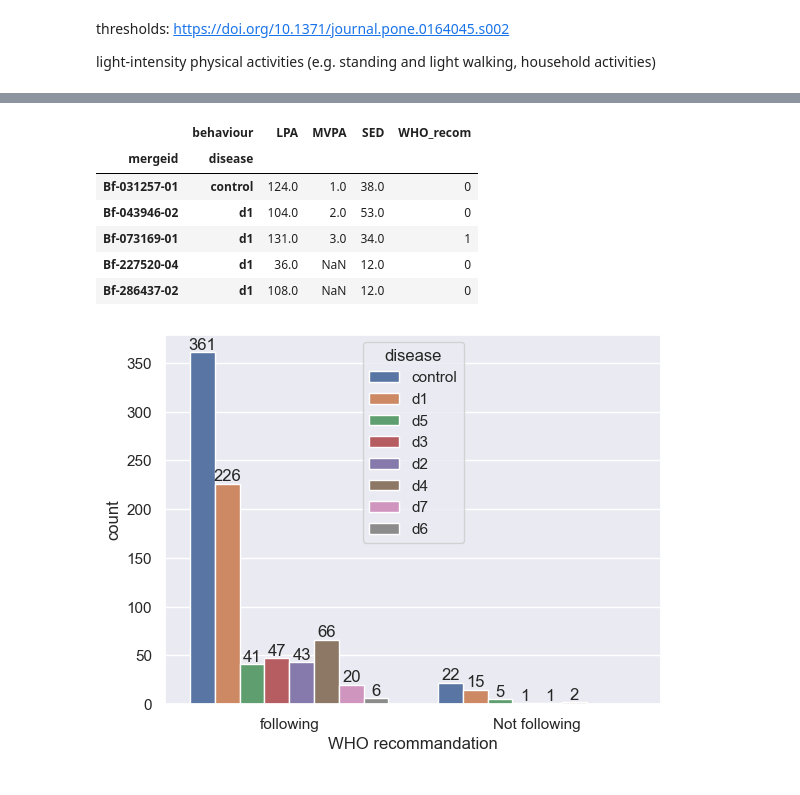
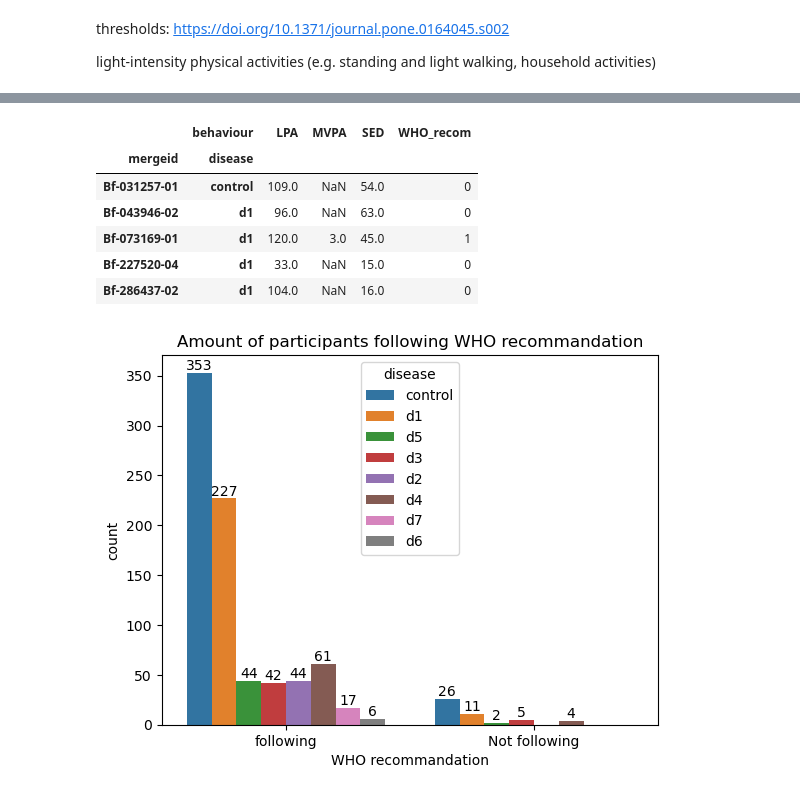
Before and after one commit to mjoeli/csb_project, a Jupyter notebook: behaviour.ipynb, the cells around one changed output, grey strips where cells are left out. Cells and saved outputs as stored; diff of their text form; code cells hidden in the pictures.

```diff
--- a/behaviour.ipynb
+++ b/behaviour.ipynb
@@ -62,8 +64,8 @@ def map_bmi_num(df, columns: list[str] = ['bmi']):
         })
         df[c] = df[c].astype(float)
     return df
-
 df = map_bmi_num(df)
+df.drop(df.loc[df['bmi'] < 15].index, inplace=True)
 
 def map_freq_num(df, columns:list[str]):
     df = df.copy()
@@ -104,8 +106,8 @@ thresholds: https://doi.org/10.1371/journal.pone.0164045.s002
 
 light-intensity physical activities (e.g. standing and light walking, household activities)
 # %%
-sed_t = 4.5 #mean = 3.6
-LPA_t = 60 #mean household = 5.9-22.4; mean = 58.5 (self-paced-free-living walk)
+sed_t = 6 #mean = 3.6
+LPA_t = 100 #mean household = 5.9-22.4; mean = 58.5 (self-paced-free-living walk)
 
 conditions = [
     (df["GGIR_mean_ENMO_hour"] <= sed_t),
@@ -117,4 +119,15 @@ behaviour = ["SED", "LPA", "MVPA"]
 #behaviour = [1,2,3,4]
 df["behaviour"] = np.select(conditions, behaviour)
 df["behaviour"].fillna(0)
+
+#count occurrence
+counts = df.groupby('disease').behaviour.value_counts().unstack().astype(str)
+#count occurrence of each value in 'behaviour' column per disease-group as percentage of total
+percs = df.groupby('disease').behaviour.value_counts(normalize=True).mul(100).round(1).unstack().astype(str)
+
+total_ENMO = df.groupby('disease')['GGIR_mean_ENMO_hour'].agg(['mean'])
+beh_group = pd.concat([counts,percs], axis=1, keys=['count', 'percentage'])
+beh_group = pd.merge(left=total_ENMO, left_on='disease', right=beh_group, right_on='disease')
+#beh_group.to_excel("behaviour.xlsx", index = True, float_format="%.2f")
+beh_group.head()
 # %% [output]
@@ -171,18 +157,19 @@ resp_be.head()
 # %% [output]
 |  | behaviour | LPA | MVPA | SED | WHO_recom |
 | mergeid | disease |  |  |  |  |
-| Bf-031257-01 | control | 124.0 | 1.0 | 38.0 | 0 |
-| Bf-043946-02 | d1 | 104.0 | 2.0 | 53.0 | 0 |
-| Bf-073169-01 | d1 | 131.0 | 3.0 | 34.0 | 1 |
-| Bf-227520-04 | d1 | 36.0 | NaN | 12.0 | 0 |
-| Bf-286437-02 | d1 | 108.0 | NaN | 12.0 | 0 |
+| Bf-031257-01 | control | 109.0 | NaN | 54.0 | 0 |
+| Bf-043946-02 | d1 | 96.0 | NaN | 63.0 | 0 |
+| Bf-073169-01 | d1 | 120.0 | 3.0 | 45.0 | 1 |
+| Bf-227520-04 | d1 | 33.0 | NaN | 15.0 | 0 |
+| Bf-286437-02 | d1 | 104.0 | NaN | 16.0 | 0 |
 # %%
 plt.figure()
 ax = sns.countplot(data=resp_be, x="WHO_recom", hue=resp_be.index.get_level_values(1))
 for container in ax.containers:
     ax.bar_label(container)
 ax.set_xticklabels(["following", "Not following"])
 ax.set_xlabel("WHO recommandation")
-plt.show()
+plt.title("Amount of participants following WHO recommandation")
+plt.savefig(f'{dir_plots} WHO recommandation (bar)')
 # %% [output]
-[figure, old version]
+[figure, new version]
```
Also changed, not shown: parts of 17 cells of this notebook, 4 other files.
